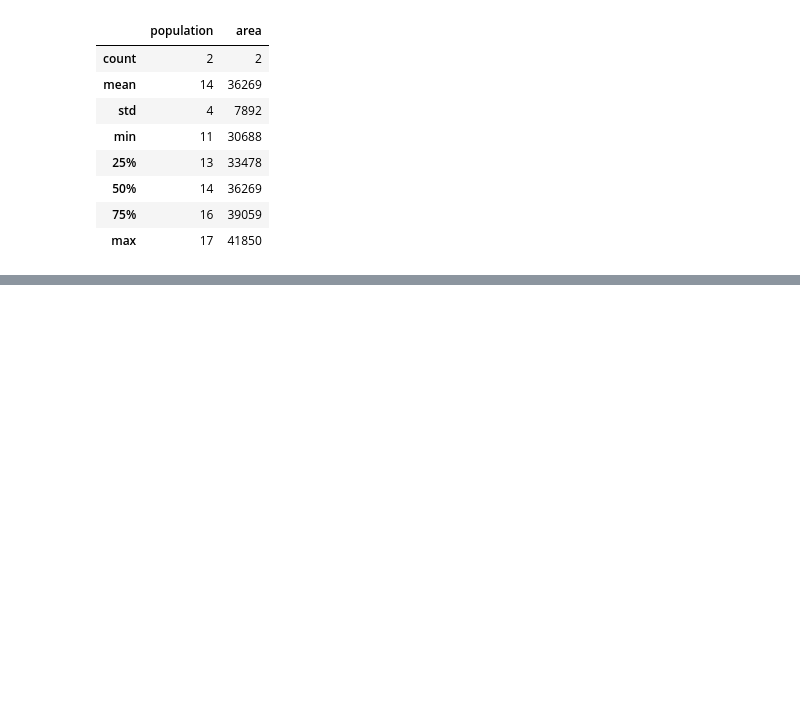
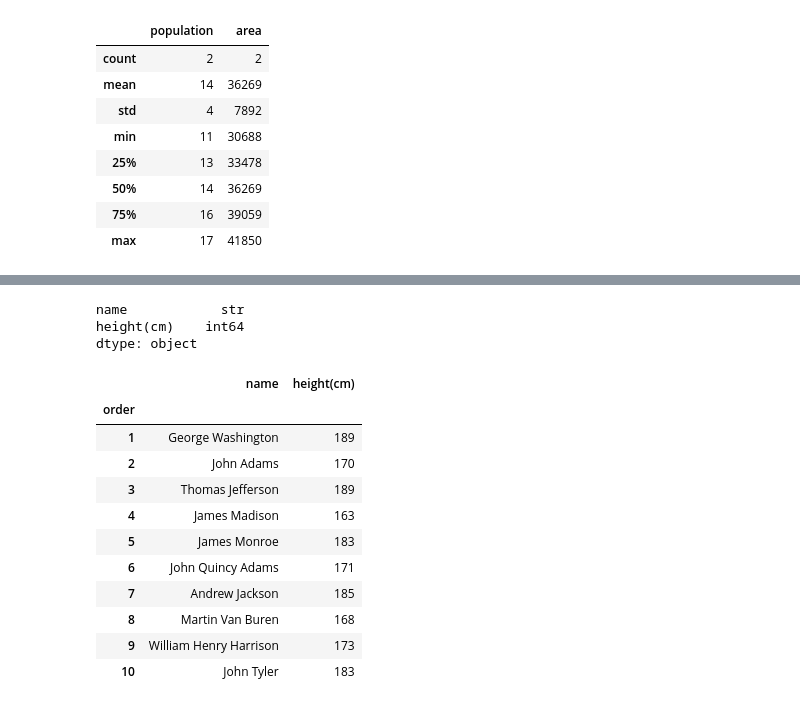
Before and after one commit to omyldrm/dataai3, a Jupyter notebook: week2/week2.ipynb, the cells around one changed output, grey strips where cells are left out. Cells and saved outputs as stored; diff of their text form; code cells hidden in the pictures; blank space fills up the shorter version.

Commit message:
Dataframes and reading csv added

```diff
--- a/week2/week2.ipynb
+++ b/week2/week2.ipynb
@@ -799,3 +799,5 @@ countries.describe()
 | 50% | 14 | 36269 |
 | 75% | 16 | 39059 |
 | max | 17 | 41850 |
+# %%
+df_presidents = pd.read_csv("president_heights.csv", index_col='order') # sep=";" for semicolon separations dtype={'height(cm)': float}) for EDIT DOMAIN
@@ -801,0 +814,21 @@ countries.describe()
+# %%
+df_presidents.dtypes
+# %% [output]
+name            str
+height(cm)    int64
+dtype: object
+# %%
+df_presidents.head(10)
+# %% [output]
+|  | name | height(cm) |
+| order |  |  |
+| 1 | George Washington | 189 |
+| 2 | John Adams | 170 |
+| 3 | Thomas Jefferson | 189 |
+| 4 | James Madison | 163 |
+| 5 | James Monroe | 183 |
+| 6 | John Quincy Adams | 171 |
+| 7 | Andrew Jackson | 185 |
+| 8 | Martin Van Buren | 168 |
+| 9 | William Henry Harrison | 173 |
+| 10 | John Tyler | 183 |
```
Also changed, not shown: parts of 29 cells of this notebook, 1 other file.
